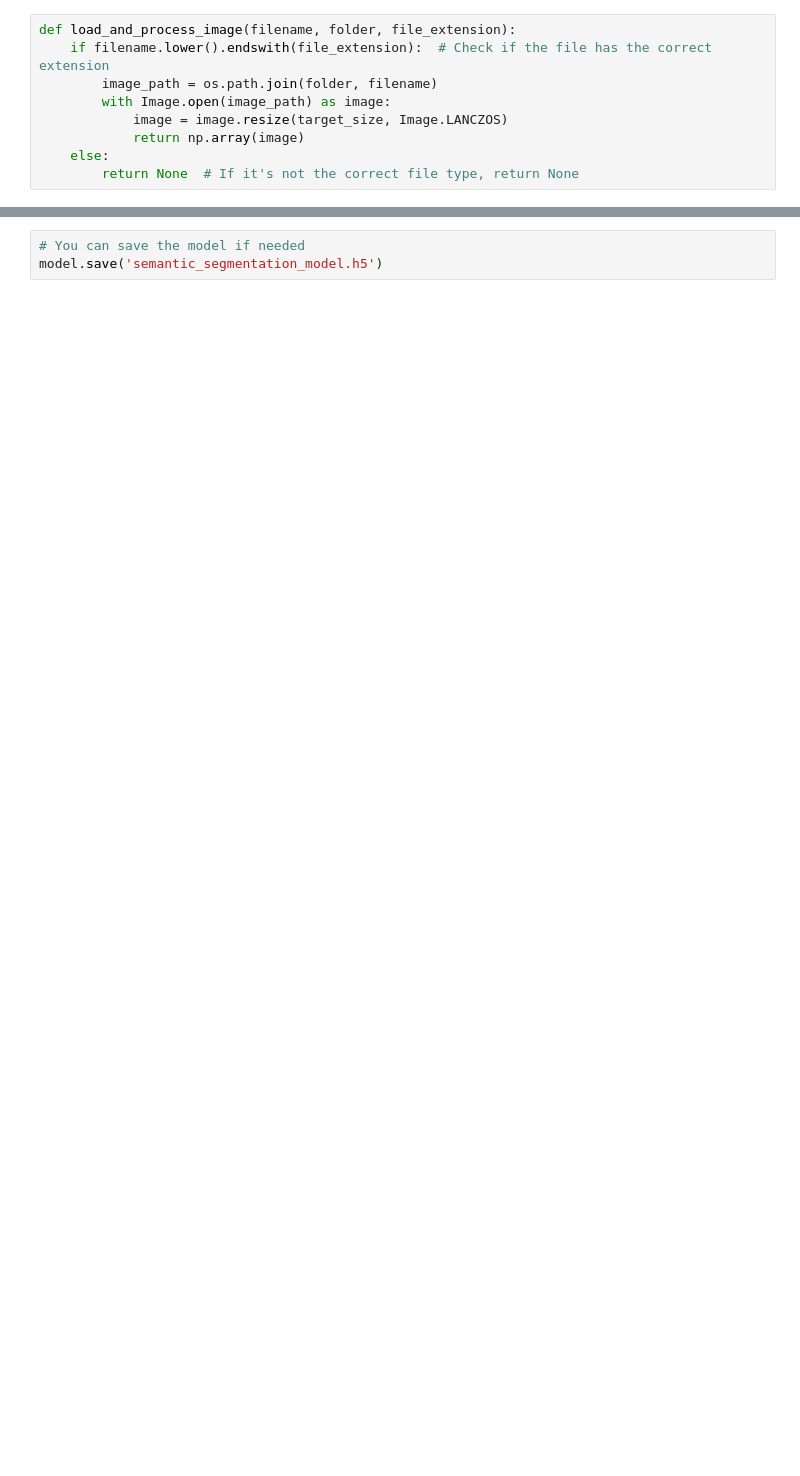
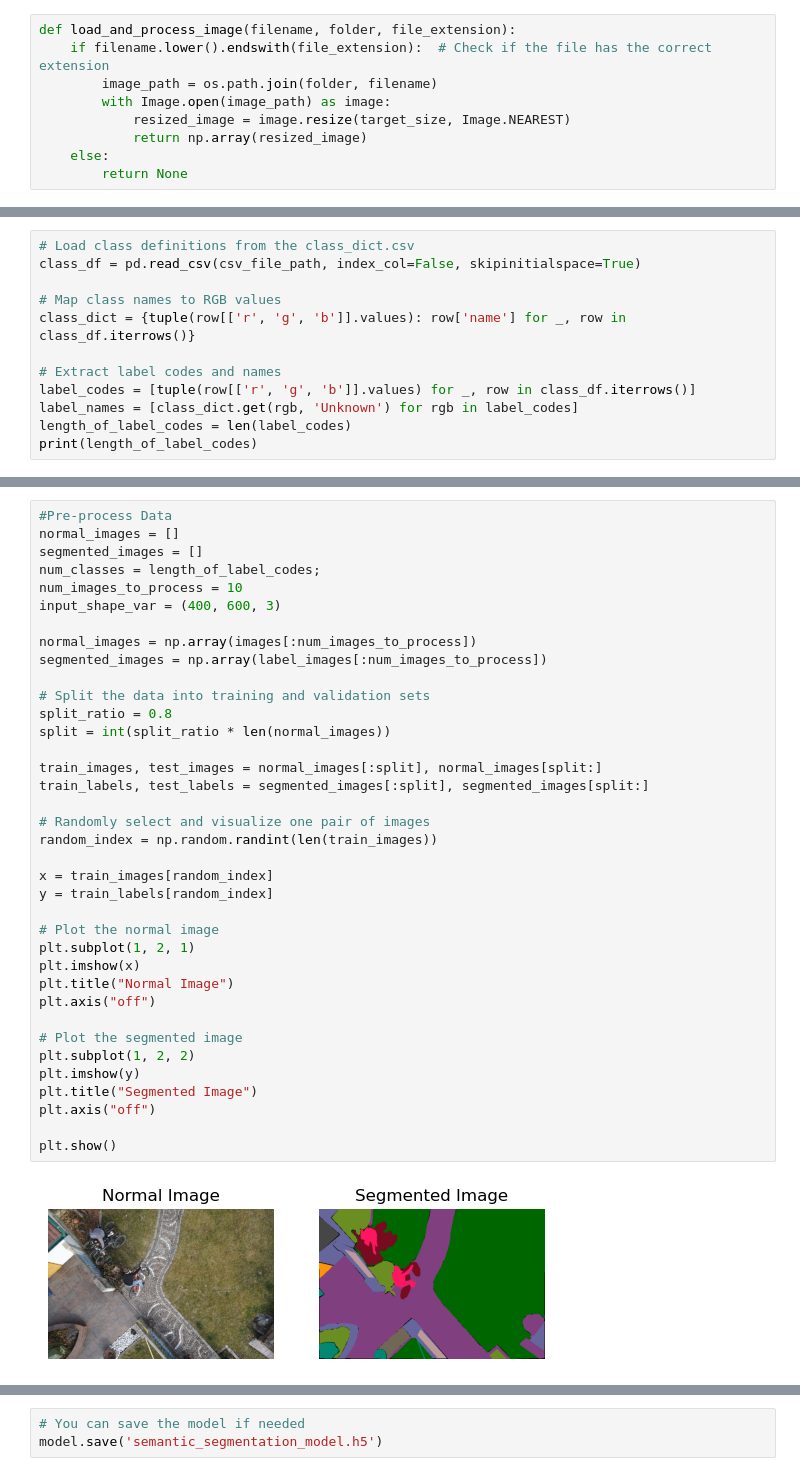
Before and after one commit to Tick-Magnet/DroneSegmentation, a Jupyter notebook: DroneSegmentation.ipynb, the cells around one changed output, grey strips where cells are left out. Cells and saved outputs as stored; diff of their text form; blank space fills up the shorter version.

```diff
--- a/DroneSegmentation.ipynb
+++ b/DroneSegmentation.ipynb
@@ -29,10 +42,10 @@ def load_and_process_image(filename, folder, file_extension):
     if filename.lower().endswith(file_extension):  # Check if the file has the correct extension
         image_path = os.path.join(folder, filename)
         with Image.open(image_path) as image:
-            image = image.resize(target_size, Image.LANCZOS)
-            return np.array(image)
+            resized_image = image.resize(target_size, Image.NEAREST)
+            return np.array(resized_image)
     else:
-        return None  # If it's not the correct file type, return None
+        return None
 # %%
 # Function to load images using multiple threads
 def load_images_concurrently(folder_path, file_extension):
@@ -165,0 +90,12 @@ print(f'Test accuracy: {test_acc}')
+# %%
+# Load class definitions from the class_dict.csv
+class_df = pd.read_csv(csv_file_path, index_col=False, skipinitialspace=True)
+
+# Map class names to RGB values
+class_dict = {tuple(row[['r', 'g', 'b']].values): row['name'] for _, row in class_df.iterrows()}
+
+# Extract label codes and names
+label_codes = [tuple(row[['r', 'g', 'b']].values) for _, row in class_df.iterrows()]
+label_names = [class_dict.get(rgb, 'Unknown') for rgb in label_codes]
+length_of_label_codes = len(label_codes)
+print(length_of_label_codes)
@@ -165,0 +104,39 @@ print(f'Test accuracy: {test_acc}')
+# %%
+#Pre-process Data
+normal_images = []
+segmented_images = []
+num_classes = length_of_label_codes;
+num_images_to_process = 10
+input_shape_var = (400, 600, 3)
+
+normal_images = np.array(images[:num_images_to_process])
+segmented_images = np.array(label_images[:num_images_to_process])
+
+# Split the data into training and validation sets
+split_ratio = 0.8
+split = int(split_ratio * len(normal_images))
+
+train_images, test_images = normal_images[:split], normal_images[split:]
+train_labels, test_labels = segmented_images[:split], segmented_images[split:]
+
+# Randomly select and visualize one pair of images
+random_index = np.random.randint(len(train_images))
+
+x = train_images[random_index]
+y = train_labels[random_index]
+
+# Plot the normal image
+plt.subplot(1, 2, 1)
+plt.imshow(x)
+plt.title("Normal Image")
+plt.axis("off")
+
+# Plot the segmented image
+plt.subplot(1, 2, 2)
+plt.imshow(y)
+plt.title("Segmented Image")
+plt.axis("off")
+
+plt.show()
+# %% [output]
+[figure, added]
```
Also changed, not shown: parts of 26 cells of this notebook.
